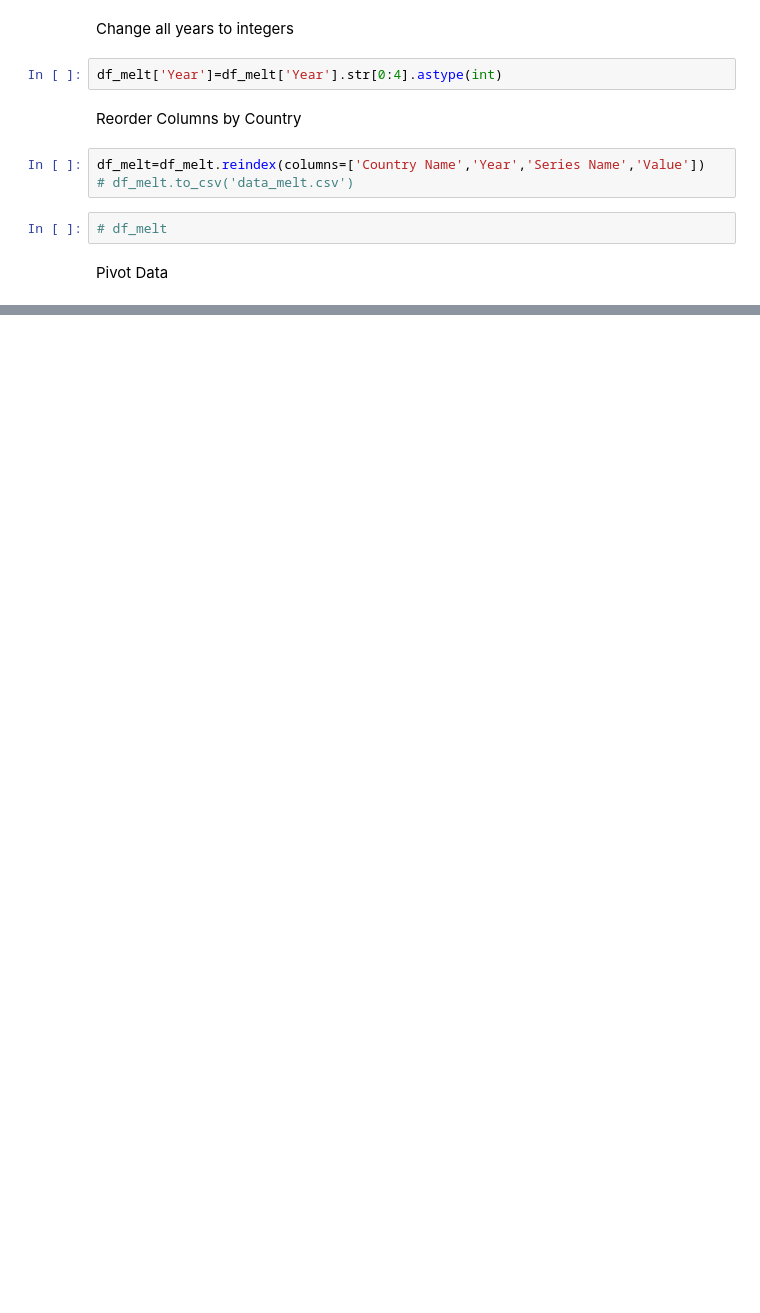
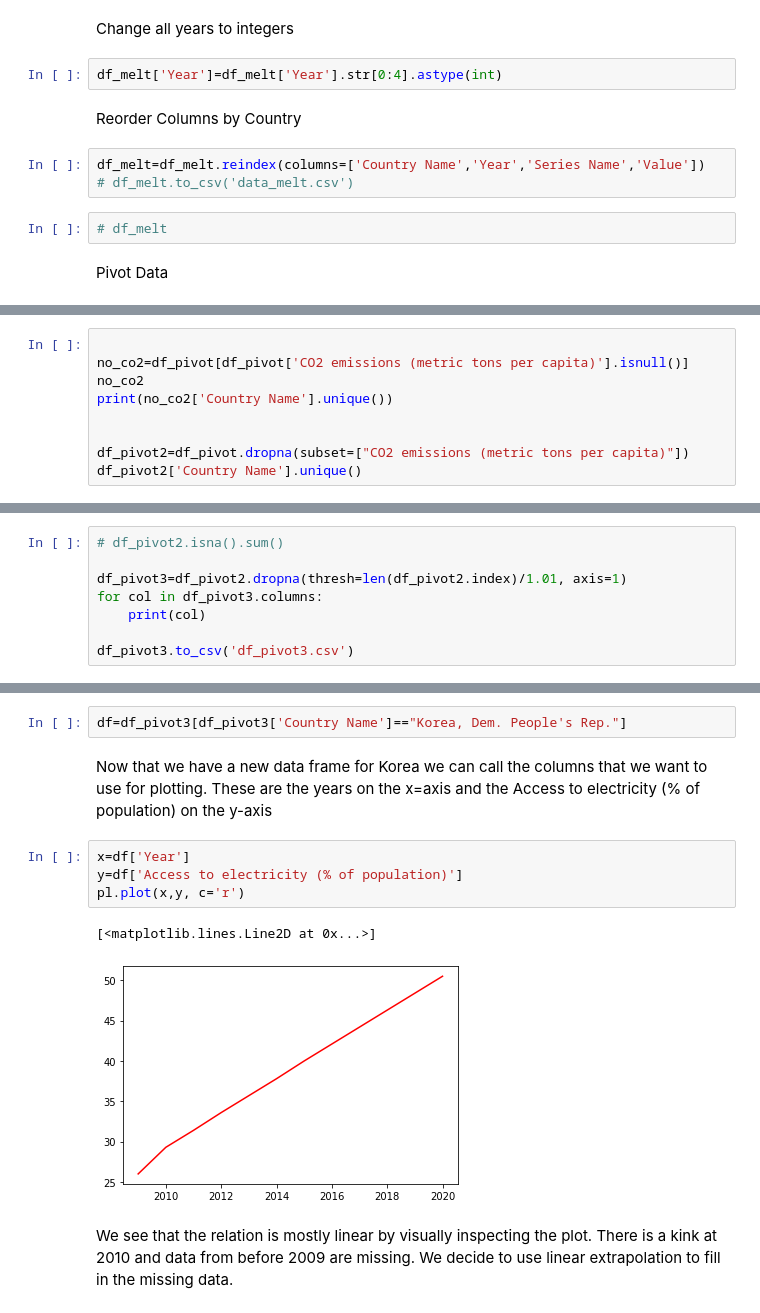
Before and after one commit to timcross271/CO2_Data_Analysis, a Jupyter notebook: Data_Cleaning.ipynb, the cells around one changed output, grey strips where cells are left out. Saved outputs shown, nothing was run; the diff lists cells and outputs as text; blank space fills up the shorter version.

```diff
--- a/Data_Cleaning.ipynb
+++ b/Data_Cleaning.ipynb
@@ -98,0 +92,9 @@ Length: 930, dtype: int64
+# %%
+
+no_co2=df_pivot[df_pivot['CO2 emissions (metric tons per capita)'].isnull()]
+no_co2
+print(no_co2['Country Name'].unique())
+
+
+df_pivot2=df_pivot.dropna(subset=["CO2 emissions (metric tons per capita)"])
+df_pivot2['Country Name'].unique()
@@ -98,0 +137,8 @@ Length: 930, dtype: int64
+# %%
+# df_pivot2.isna().sum()
+
+df_pivot3=df_pivot2.dropna(thresh=len(df_pivot2.index)/1.01, axis=1)
+for col in df_pivot3.columns:
+    print(col)
+
+df_pivot3.to_csv('df_pivot3.csv')
@@ -98,0 +205,13 @@ Length: 930, dtype: int64
+# %%
+df=df_pivot3[df_pivot3['Country Name']=="Korea, Dem. People's Rep."]
+# %% [markdown]
+Now that we have a new data frame for Korea we can call the columns that we want to use for plotting. These are the years on the x=axis and the Access to electricity (% of population) on the y-axis
+# %%
+x=df['Year']
+y=df['Access to electricity (% of population)']
+pl.plot(x,y, c='r')
+# %% [output]
+[<matplotlib.lines.Line2D at 0x...>]
+[figure, added]
+# %% [markdown]
+We see that the relation is mostly linear by visually inspecting the plot. There is a kink at 2010 and data from before 2009 are missing. We decide to use linear extrapolation to fill in the missing data.
```
Also changed, not shown: parts of 22 cells of this notebook, 2 other files.
